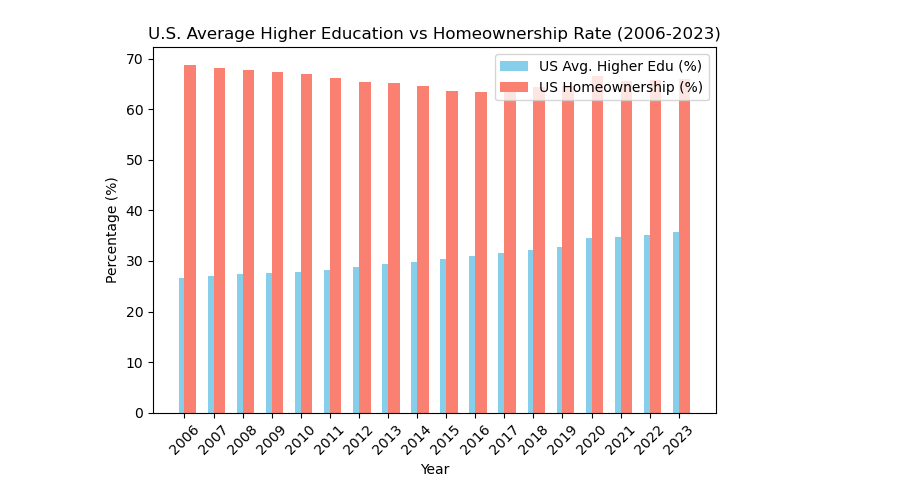
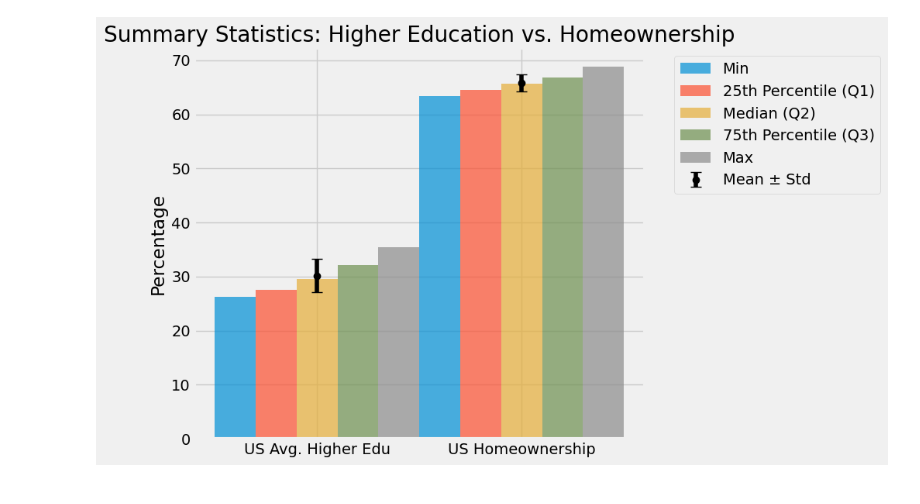
Before and after one commit to d-burke-data/Project_01, a Jupyter notebook: Work_Hawa/Visualization.ipynb, the cells around one changed output. Cells and saved outputs as stored; diff of their text form; code cells hidden in the pictures.

```diff
--- a/Work_Hawa/Visualization.ipynb
+++ b/Work_Hawa/Visualization.ipynb
@@ -132,28 +153,41 @@ Regression Intercept: 73.08055490942925
-# %%
-#stacked bar graph
-Clean_Data_df['Date'] = pd.to_datetime(Clean_Data_df['Date'])
-
-x = range(len(Clean_Data_df))
-
-# Plot US Avg. Higher Edu
-plt.bar(x, Clean_Data_df['US Avg. Higher Edu'], width=0.4, label='US Avg. Higher Edu (%)', color='skyblue', align='center')
-
-# Plot US Homeownership
-plt.bar(x, Clean_Data_df['US Homeownership'], width=0.4, label='US Homeownership (%)', color='salmon', align='edge')
-
-# Add labels and title
-plt.xlabel('Year')
-plt.ylabel('Percentage (%)')
-plt.title('U.S. Average Higher Education vs Homeownership Rate (2006-2023)')
-
-# Set x-ticks to show the years
-plt.xticks(x, Clean_Data_df['Date'].dt.year, rotation=45)
-
-# Add legend
-plt.legend()
-
-# Show plot
-plt.tight_layout()
-plt.show()
-# %% [output]
-[figure, removed]
+# %%
+summary_stat = ['US Avg. Higher Edu', 'US Homeownership']
+means = [30.194444, 65.772222]
+stds = [3.034599, 1.579205]
+mins = [26.2, 63.4]
+q1s = [27.6, 64.525]
+medians = [29.6, 65.65]
+q3s = [32.175, 66.825]
+maxs = [35.4, 68.8]
+
+# X-axis positions
+x = np.arange(len(summary_stat))
+
+# Bar width
+bar_width = 0.2
+
+# Create the plot
+fig, ax = plt.subplots(figsize=(10, 6))
+
+# Plot bars for different statistics
+ax.bar(x - bar_width*2, mins, bar_width, label='Min', alpha=0.7)
+ax.bar(x - bar_width, q1s, bar_width, label='25th Percentile (Q1)', alpha=0.7)
+ax.bar(x, medians, bar_width, label='Median (Q2)', alpha=0.7)
+ax.bar(x + bar_width, q3s, bar_width, label='75th Percentile (Q3)', alpha=0.7)
+ax.bar(x + bar_width*2, maxs, bar_width, label='Max', alpha=0.7)
+
+# Add mean as scatter points with error bars for standard deviation
+ax.errorbar(x, means, yerr=stds, fmt='o', color='black', label='Mean ± Std', capsize=5)
+
+# Add labels, legend, and title
+ax.set_xticks(x)
+ax.set_xticklabels(summary_stat)
+ax.set_ylabel('Percentage')
+ax.set_title('Summary Statistics: Higher Education vs. Homeownership')
+ax.legend(loc='upper left', bbox_to_anchor=(1.05, 1))
+
+# Show the plot
+plt.tight_layout()
+plt.show()
+# %% [output]
+[figure, added]
```
Also changed, not shown: parts of 27 cells of this notebook, 21 other files.
